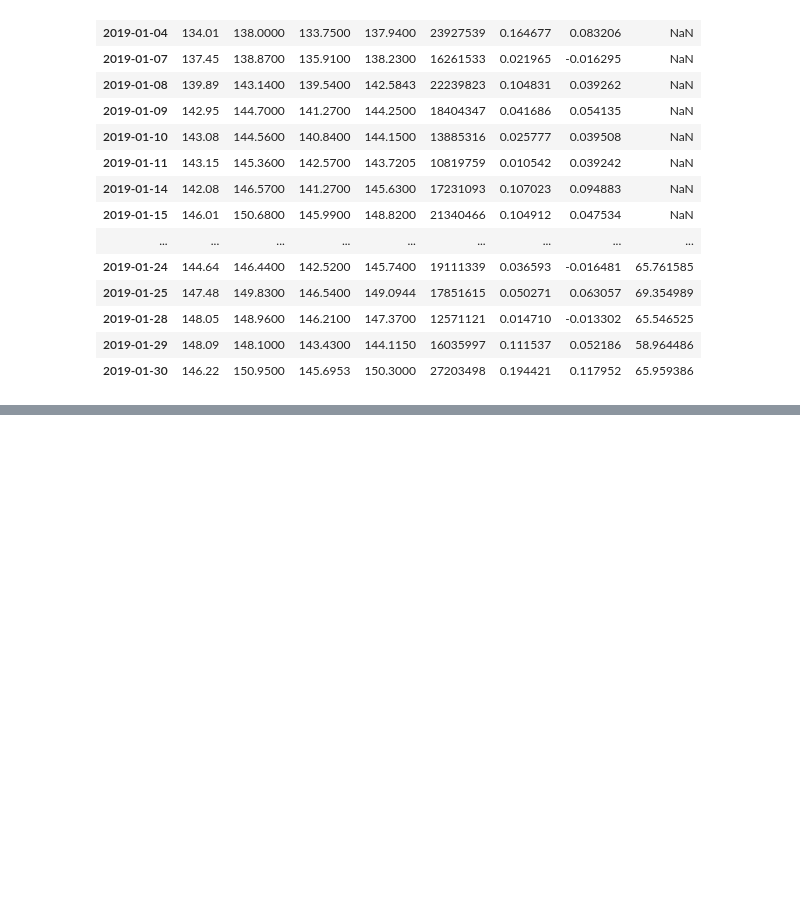
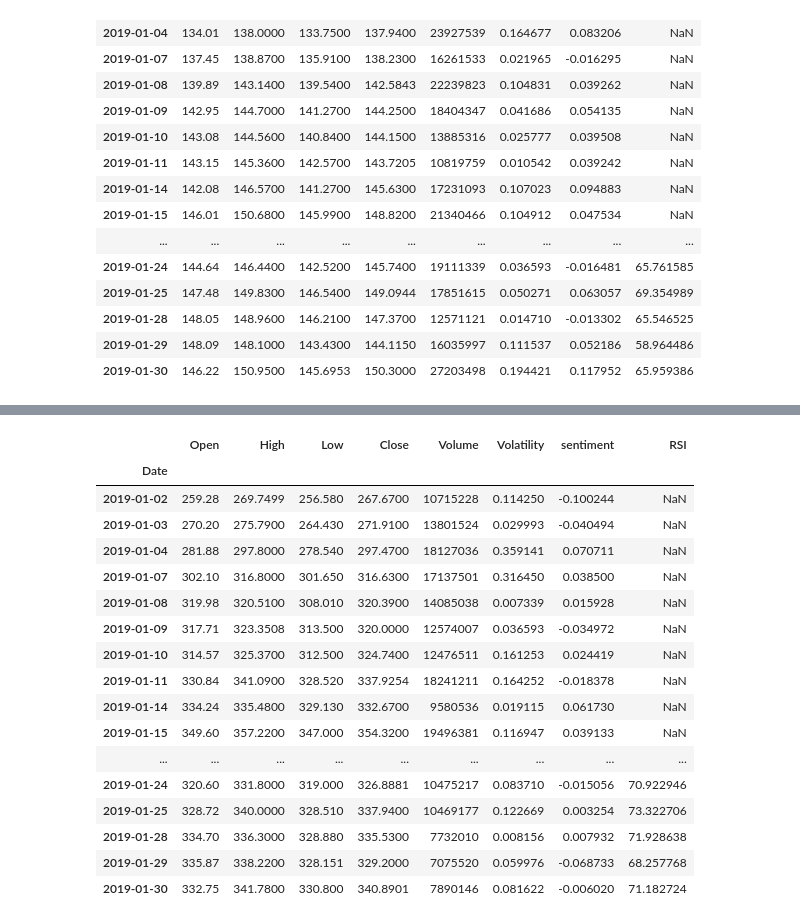
Before and after one commit to amejiali/Project2, a Jupyter notebook: Code/AM_RSI.ipynb, the cells around one changed output, grey strips where cells are left out. Cells and saved outputs as stored; diff of their text form; code cells hidden in the pictures; blank space fills up the shorter version.

```diff
--- a/Code/AM_RSI.ipynb
+++ b/Code/AM_RSI.ipynb
@@ -88,0 +112,22 @@ fb_df.tail(20)
+# %%
+nflx_df["RSI"] = talib.RSI(nflx_df.Close.values, timeperiod = 14)
+nflx_df.head(20)
+# %% [output]
+|  | Open | High | Low | Close | Volume | Volatility | sentiment | RSI |
+| Date |  |  |  |  |  |  |  |  |
+| 2019-01-02 | 259.28 | 269.7499 | 256.580 | 267.6700 | 10715228 | 0.114250 | -0.100244 | NaN |
+| 2019-01-03 | 270.20 | 275.7900 | 264.430 | 271.9100 | 13801524 | 0.029993 | -0.040494 | NaN |
+| 2019-01-04 | 281.88 | 297.8000 | 278.540 | 297.4700 | 18127036 | 0.359141 | 0.070711 | NaN |
+| 2019-01-07 | 302.10 | 316.8000 | 301.650 | 316.6300 | 17137501 | 0.316450 | 0.038500 | NaN |
+| 2019-01-08 | 319.98 | 320.5100 | 308.010 | 320.3900 | 14085038 | 0.007339 | 0.015928 | NaN |
+| 2019-01-09 | 317.71 | 323.3508 | 313.500 | 320.0000 | 12574007 | 0.036593 | -0.034972 | NaN |
+| 2019-01-10 | 314.57 | 325.3700 | 312.500 | 324.7400 | 12476511 | 0.161253 | 0.024419 | NaN |
+| 2019-01-11 | 330.84 | 341.0900 | 328.520 | 337.9254 | 18241211 | 0.164252 | -0.018378 | NaN |
+| 2019-01-14 | 334.24 | 335.4800 | 329.130 | 332.6700 | 9580536 | 0.019115 | 0.061730 | NaN |
+| 2019-01-15 | 349.60 | 357.2200 | 347.000 | 354.3200 | 19496381 | 0.116947 | 0.039133 | NaN |
+| ... | ... | ... | ... | ... | ... | ... | ... | ... |
+| 2019-01-24 | 320.60 | 331.8000 | 319.000 | 326.8881 | 10475217 | 0.083710 | -0.015056 | 70.922946 |
+| 2019-01-25 | 328.72 | 340.0000 | 328.510 | 337.9400 | 10469177 | 0.122669 | 0.003254 | 73.322706 |
+| 2019-01-28 | 334.70 | 336.3000 | 328.880 | 335.5300 | 7732010 | 0.008156 | 0.007932 | 71.928638 |
+| 2019-01-29 | 335.87 | 338.2200 | 328.151 | 329.2000 | 7075520 | 0.059976 | -0.068733 | 68.257768 |
+| 2019-01-30 | 332.75 | 341.7800 | 330.800 | 340.8901 | 7890146 | 0.081622 | -0.006020 | 71.182724 |
```
Also changed, not shown: parts of 6 cells of this notebook, 5 other files.
